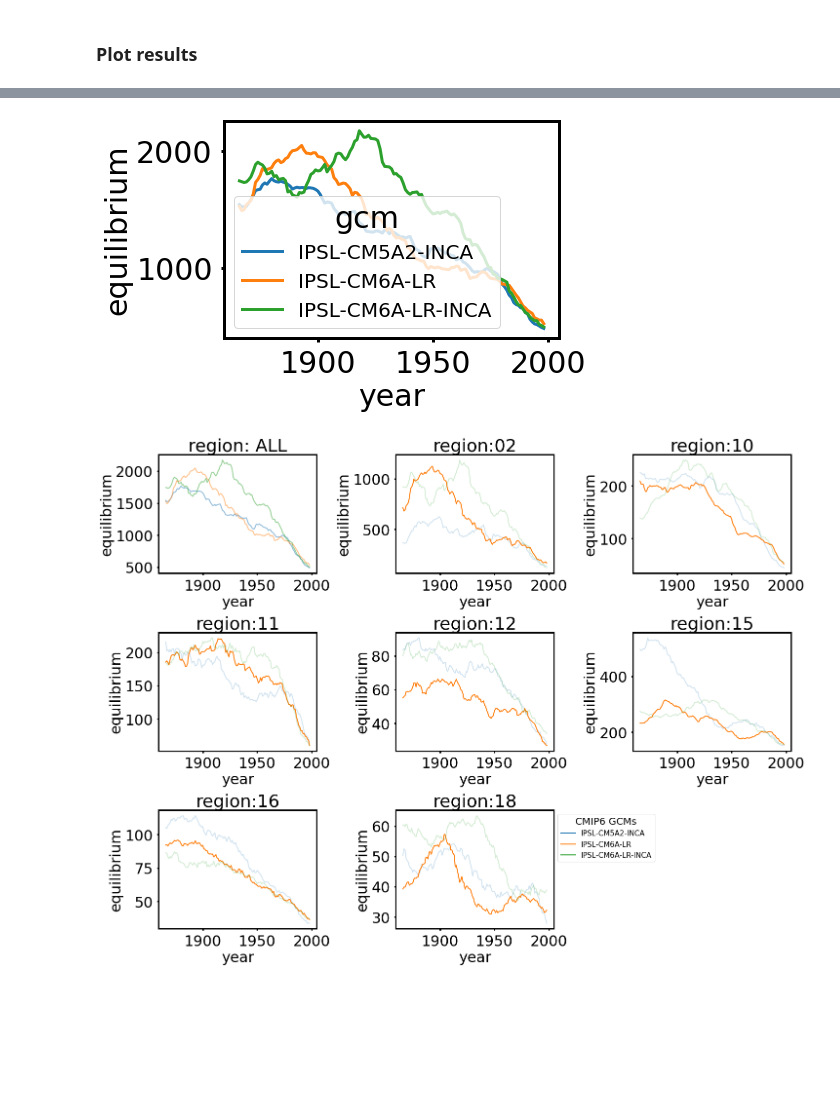
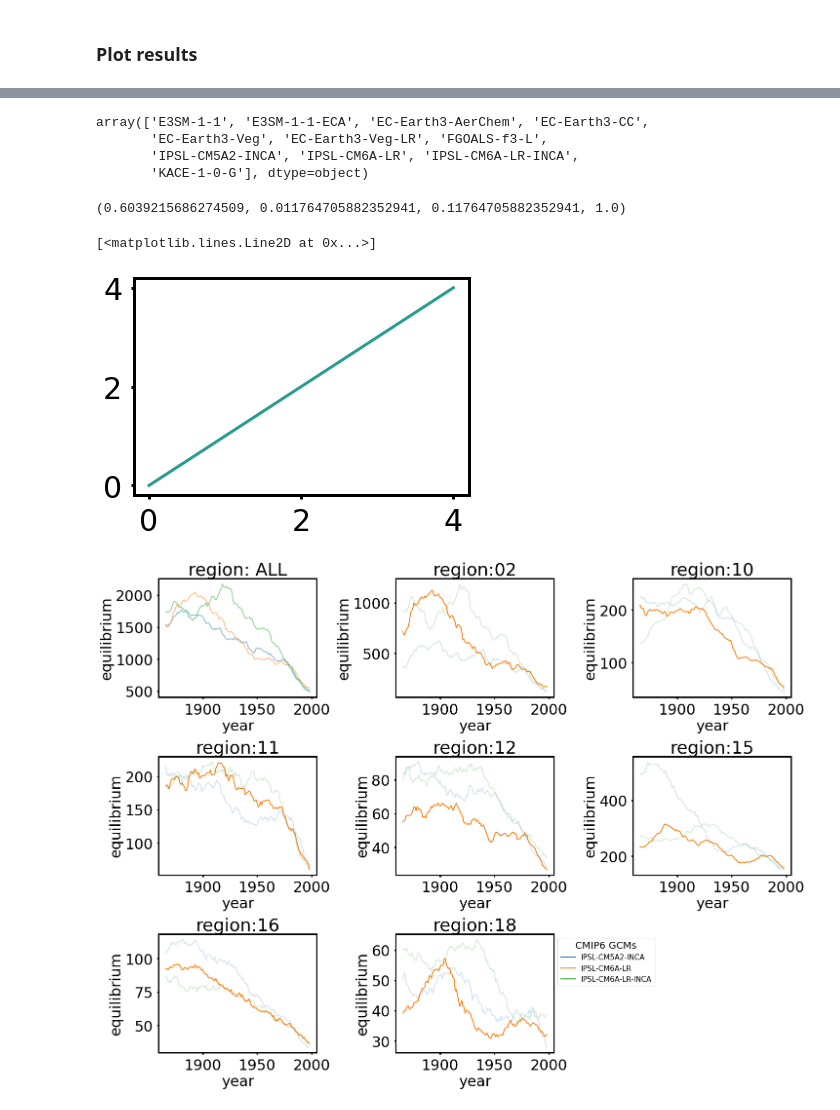
Before and after one commit to juliaeis/OGGM_equilibrium_runs, a Jupyter notebook: merge_output.ipynb, the cells around one changed output, grey strips where cells are left out. Cells and saved outputs as stored; diff of their text form; code cells hidden in the pictures; blank space fills up the shorter version.

```diff
--- a/merge_output.ipynb
+++ b/merge_output.ipynb
@@ -102,8 +106,8 @@ all_ds = all_ds.sortby('gcm')
 from matplotlib import colors
 from cycler import cycler
 
-color_list=[colors.to_rgb('#'+c) for c in ["264653","264653","264653","2a9d8f","2a9d8f","2a9d8f","2a9d8f","fac723","FB8B24","FB8B24","FB8B24","9A031E"]]
-gcm_cmap = cmap = mpl.colors.ListedColormap(color_list[1:])
+color_list=[colors.to_rgb('#'+c) for c in ["264653","264653","2a9d8f","2a9d8f","2a9d8f","2a9d8f","fac723","FB8B24","FB8B24","FB8B24","9A031E"]]
+gcm_cmap = cmap = mpl.colors.ListedColormap(color_list)
 custom_cycler = cycler(color=gcm_cmap.colors)
 # %%
 from matplotlib.ticker import MaxNLocator
@@ -176,6 +222,19 @@ gcm_list=['E3SM-1-1-ECA']
+# %%
+all_ds.gcm.values
+# %% [output]
+array(['E3SM-1-1', 'E3SM-1-1-ECA', 'EC-Earth3-AerChem', 'EC-Earth3-CC',
+       'EC-Earth3-Veg', 'EC-Earth3-Veg-LR', 'FGOALS-f3-L',
+       'IPSL-CM5A2-INCA', 'IPSL-CM6A-LR', 'IPSL-CM6A-LR-INCA',
+       'KACE-1-0-G'], dtype=object)
+# %%
+gcm_cmap(list(all_ds.gcm.values).index('KACE-1-0-G'))
+# %% [output]
+(0.6039215686274509, 0.011764705882352941, 0.11764705882352941, 1.0)
 # %%
+plt.plot(range(5),range(5),color=gcm_cmap(2))
 # %% [output]
+[<matplotlib.lines.Line2D at 0x...>]
-[figure, old version]
+[figure, new version]
 # %%
 e3sm=None
 # %%
```
Also changed, not shown: parts of 7 cells of this notebook, 3 other files.
